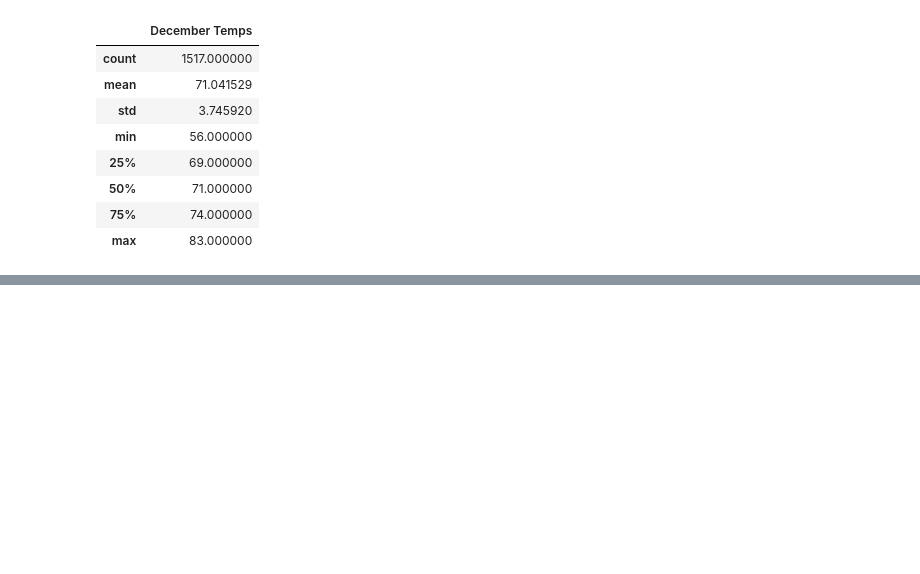
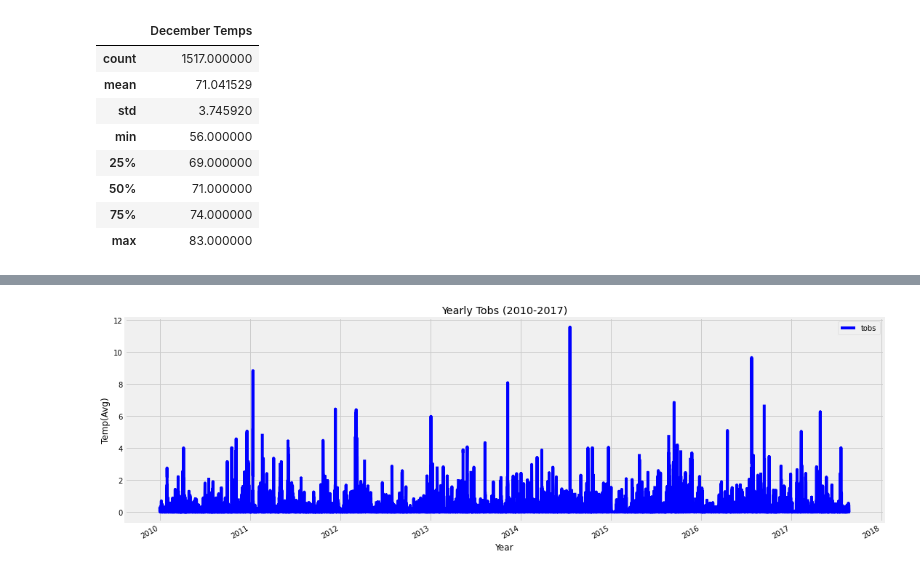
Before and after one commit to Lauramasonjar/Surfs_Up, a Jupyter notebook: SurfsUp_Challenge.ipynb, the cells around one changed output, grey strips where cells are left out. Cells and saved outputs as stored; diff of their text form; code cells hidden in the pictures; blank space fills up the shorter version.

```diff
--- a/SurfsUp_Challenge.ipynb
+++ b/SurfsUp_Challenge.ipynb
@@ -134,0 +182,29 @@ Month_dec_df.describe()
+# %%
+# Design a query to retrieve the of Average tobs data and plot the results.
+#Starting from the first data point in the dataset.
+
+Start_date = dt.date(2010, 1, 1)
+
+# Calculate the date one month from the first date in data set.
+End_date = dt.date(2017, 12, 30)
+
+# Perform a query to retrieve the date and tobs scores
+
+results = []
+results = session.query(Measurement.date, Measurement.prcp).filter(Measurement.date >= Start_date).\
+filter(Measurement.date <= End_date).all()
+
+# Save the query results as a Pandas DataFrame and set the index to the date column
+
+tobs_df = pd.DataFrame(results, columns=['date','tobs'])
+tobs_df_index = tobs_df.set_index(tobs_df['date'], inplace=False)
+
+#sort by dates
+tobs_df_index=tobs_df_index.sort_index()
+
+#set the date to the date datatype
+tobs_df_index.index = pd.to_datetime(tobs_df_index.index)
+
+#Average tobs "Group by year"
+tobs_df_index_year= tobs_df_index.resample("Y").mean()
+tobs_df_index_year
@@ -134,0 +222,13 @@ Month_dec_df.describe()
+# %%
+#Plot the results.
+tobs_df_index.plot(figsize=(15,5),c="blue")
+plt.title("Yearly Tobs (2010-2017)")
+
+plt.tight_layout()
+plt.xlabel('Year')
+plt.ylabel('Temp(Avg)')
+
+plt.savefig("PNG's\Yearly Tobs(2010-2017).png")
+plt.show()
+# %% [output]
+[figure, added]
```
Also changed, not shown: parts of 20 cells of this notebook.
